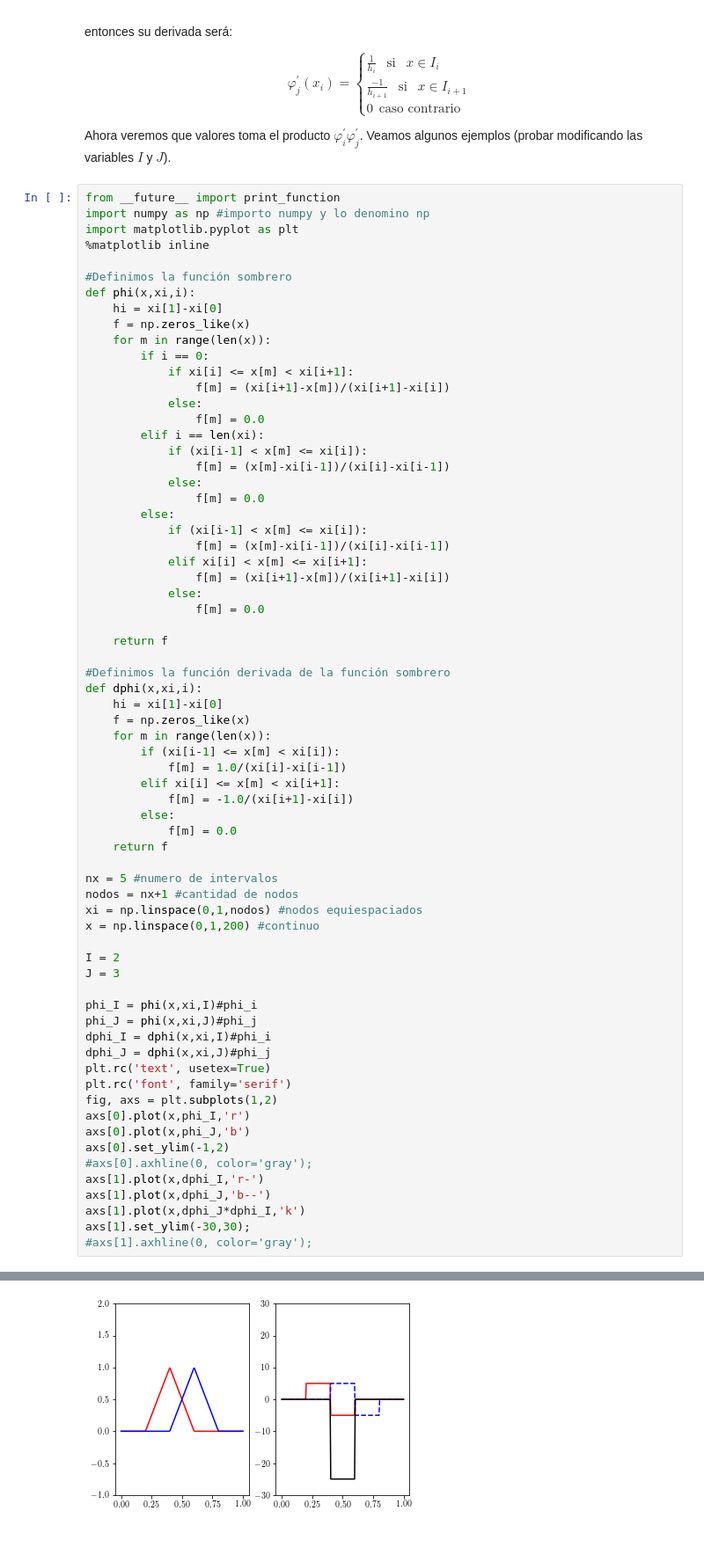
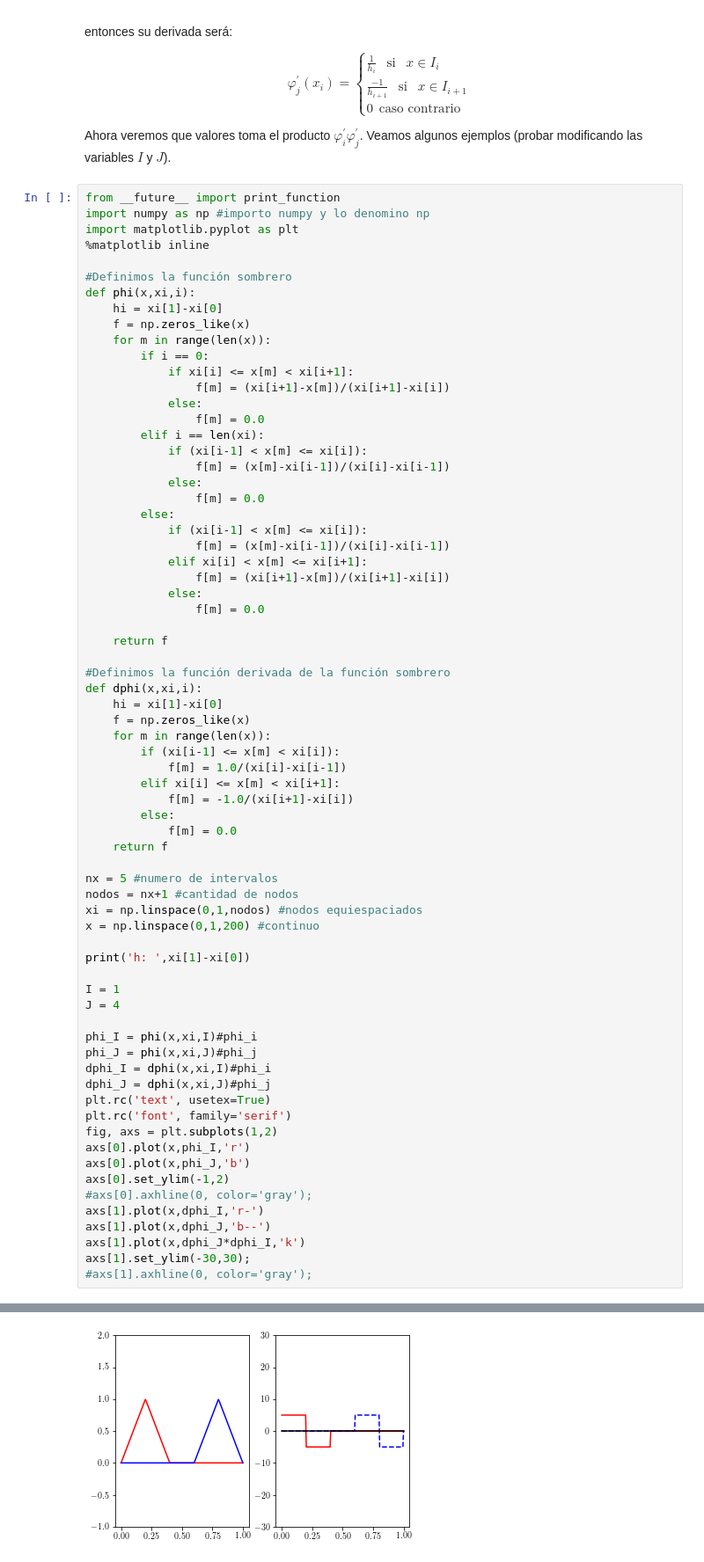
Before and after one commit to rirastorza/Intro2FEM, a Jupyter notebook: Elementos_finitos_en_1D/fem1D.ipynb, the cells around one changed output, grey strips where cells are left out. Shown at 88% size. Saved outputs shown, nothing was run; the diff lists cells and outputs as text.

```diff
--- a/Elementos_finitos_en_1D/fem1D.ipynb
+++ b/Elementos_finitos_en_1D/fem1D.ipynb
@@ -153,8 +153,10 @@ nodos = nx+1 #cantidad de nodos
 xi = np.linspace(0,1,nodos) #nodos equiespaciados
 x = np.linspace(0,1,200) #continuo
 
-I = 2
-J = 3
+print('h: ',xi[1]-xi[0])
+
+I = 1
+J = 4
 
 phi_I = phi(x,xi,I)#phi_i
 phi_J = phi(x,xi,J)#phi_j
@@ -176,4 +179,4 @@ axs[1].set_ylim(-30,30);
-[figure, old version]
+[figure, new version]
 # %% [markdown]
 Si la malla es uniforme y el tamaño es $h$, de lo anterior podemos concluir:
 
```
Also changed, not shown: parts of 4 cells of this notebook, 1 other file.
